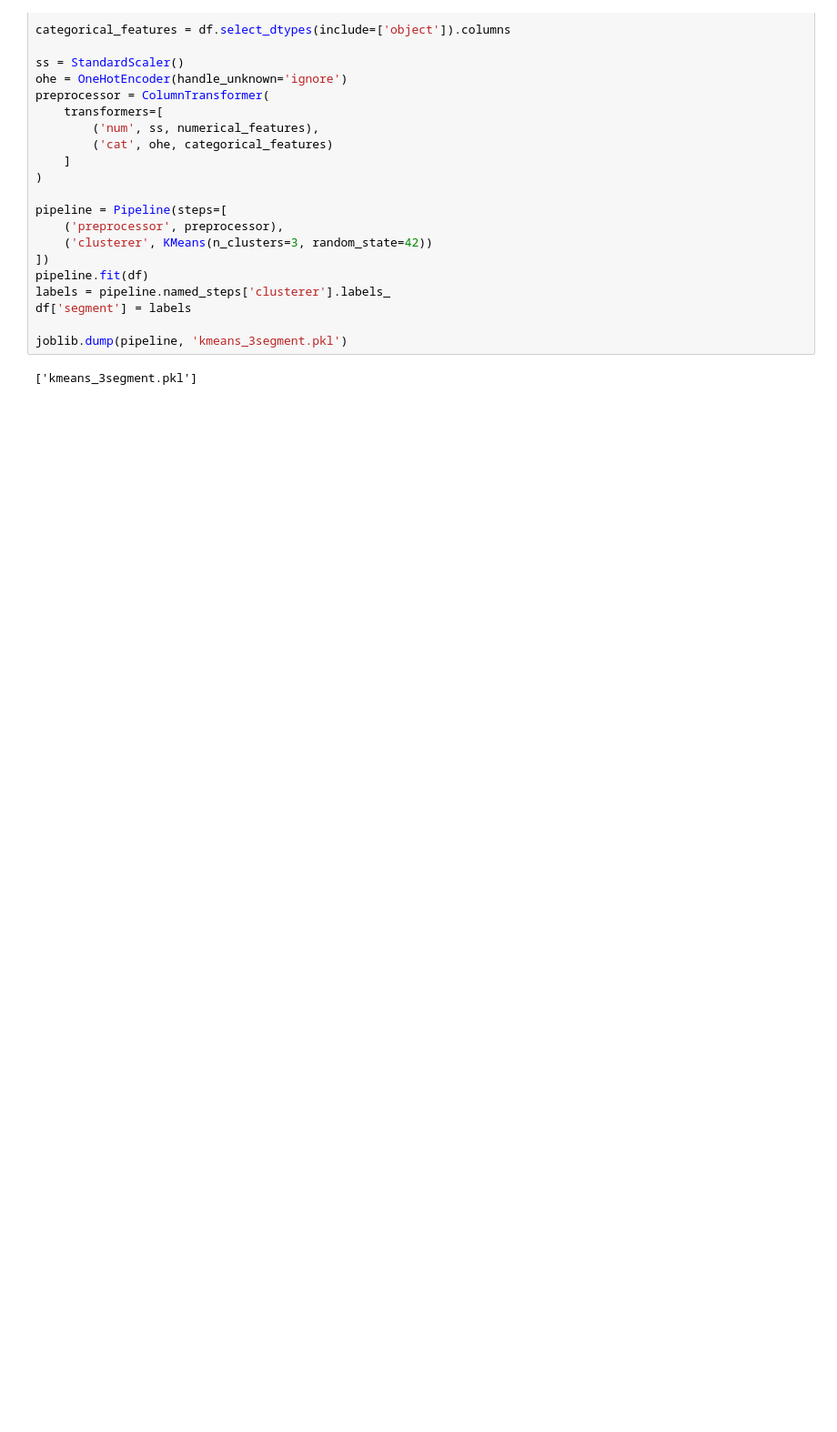
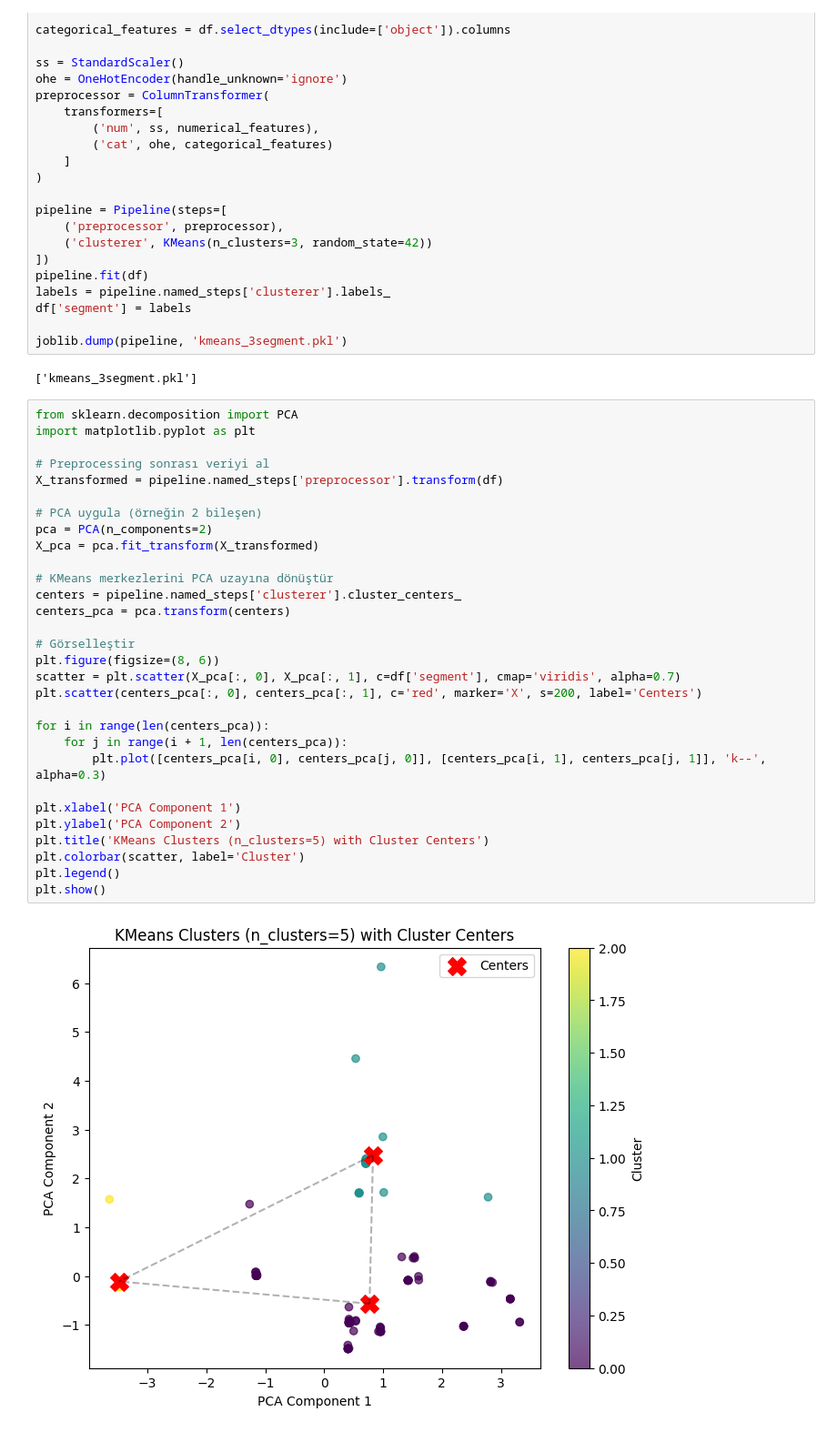
Before and after one commit to HyoAkira/sessionflow, a Jupyter notebook: pythonserver/ml-training/kmeans/kmeans-3segment.ipynb, the cells around one changed output. Shown at 91% size. Drawn from its saved outputs; the diff is of its cells as text; blank space fills up the shorter version.

```diff
--- a/pythonserver/ml-training/kmeans/kmeans-3segment.ipynb
+++ b/pythonserver/ml-training/kmeans/kmeans-3segment.ipynb
@@ -43,3 +43,35 @@ df['segment'] = labels
 joblib.dump(pipeline, 'kmeans_3segment.pkl')
 # %% [output]
 ['kmeans_3segment.pkl']
+# %%
+from sklearn.decomposition import PCA
+import matplotlib.pyplot as plt
+
+# Preprocessing sonrası veriyi al
+X_transformed = pipeline.named_steps['preprocessor'].transform(df)
+
+# PCA uygula (örneğin 2 bileşen)
+pca = PCA(n_components=2)
+X_pca = pca.fit_transform(X_transformed)
+
+# KMeans merkezlerini PCA uzayına dönüştür
+centers = pipeline.named_steps['clusterer'].cluster_centers_
+centers_pca = pca.transform(centers)
+
+# Görselleştir
+plt.figure(figsize=(8, 6))
+scatter = plt.scatter(X_pca[:, 0], X_pca[:, 1], c=df['segment'], cmap='viridis', alpha=0.7)
+plt.scatter(centers_pca[:, 0], centers_pca[:, 1], c='red', marker='X', s=200, label='Centers')
+
+for i in range(len(centers_pca)):
+    for j in range(i + 1, len(centers_pca)):
+        plt.plot([centers_pca[i, 0], centers_pca[j, 0]], [centers_pca[i, 1], centers_pca[j, 1]], 'k--', alpha=0.3)
+
+plt.xlabel('PCA Component 1')
+plt.ylabel('PCA Component 2')
+plt.title('KMeans Clusters (n_clusters=5) with Cluster Centers')
+plt.colorbar(scatter, label='Cluster')
+plt.legend()
+plt.show()
+# %% [output]
+[figure, added]
```
Also changed, not shown: 16 other files.
